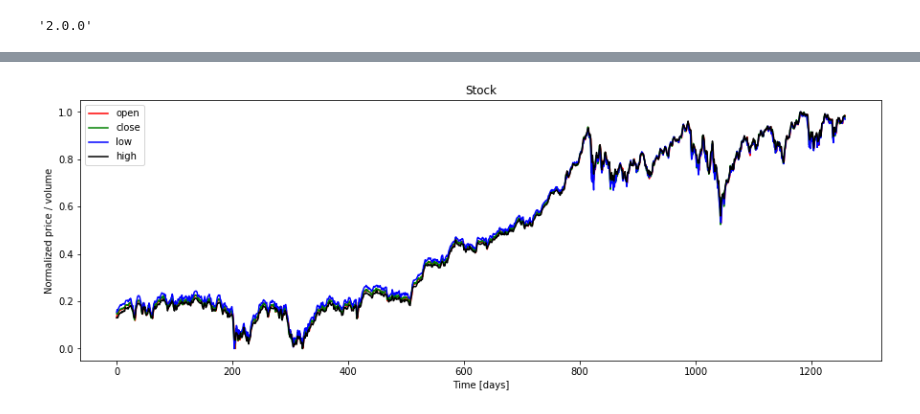
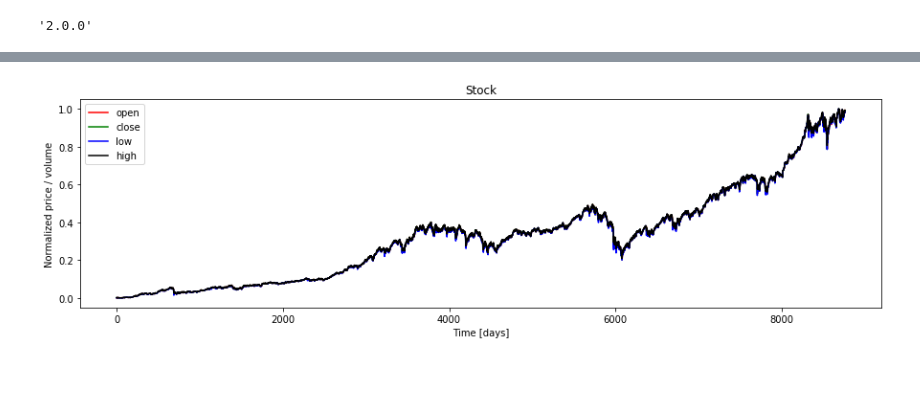
Before and after one commit to nessessence/stockPricePrediction, a Jupyter notebook: stock_can_change_our_world.ipynb, the cells around one changed output, grey strips where cells are left out. Saved outputs shown, nothing was run; the diff lists cells and outputs as text; code cells hidden in the pictures; blank space fills up the shorter version.

```diff
--- a/stock_can_change_our_world.ipynb
+++ b/stock_can_change_our_world.ipynb
@@ -27,2 +19,2 @@ test_set_size_percentage = 10
 # %%
-df = pd.read_csv('downjone5y.csv')
+df = pd.read_csv('dowjone1985_2019.csv')
@@ -101,17 +94,36 @@ def load_data(stock, seq_len):
 
     return [x_train, y_train, x_val, y_val, x_test, y_test]
 # %%
-df_index = df.drop('Volume', axis=1)
-df_index = df_index.drop('Date', axis=1)
+df_index = df.drop('Date', axis=1)
+df_index = df_index.drop('Volume', axis=1)
+
 
 cols = list(df_index.columns.values)
 print('Col : ', cols)
+
+# rearrange columns ,for training with volume
+# n_cols = cols[:3] + [cols[-1]] + [cols[-2]]
+# df_index = df_index[n_cols]
+
+# print("new Cols: ",list(df_index.columns.values))
+
+
+
+
+
+# parameter for preprocessing #
+
+val_set_size_percentage = 10
+test_set_size_percentage = 10
+seq_len = 20
+
+#*****************************#
 
 # normalize index
 df_index_norm = normalize_data(df_index)
 
 # split train, val, test data
-seq_len = 20
+
 x_train, y_train, x_val, y_val, x_test, y_test = load_data(df_index_norm, seq_len)
 
 print('x_train.shape = ', x_train.shape)
@@ -131,13 +186,13 @@ y_test.shape =  (124, 4)
 # %%
-plt.figure(figsize=(15, 5))
+plt.figure(figsize=(15, 4))
 plt.plot(df_index_norm['Open'], color='red', label='open')
 plt.plot(df_index_norm['Close'], color='green', label='close')
 plt.plot(df_index_norm['Low'], color='blue', label='low')
 plt.plot(df_index_norm['High'], color='black', label='high')
 plt.title('Stock')
 plt.xlabel('Time [days]')
 plt.ylabel('Normalized price / volume')
 plt.legend(loc='best')
 plt.show()
 # %% [output]
-[figure, old version]
+[figure, new version]
```
Also changed, not shown: parts of 21 cells of this notebook, 1 other file.
